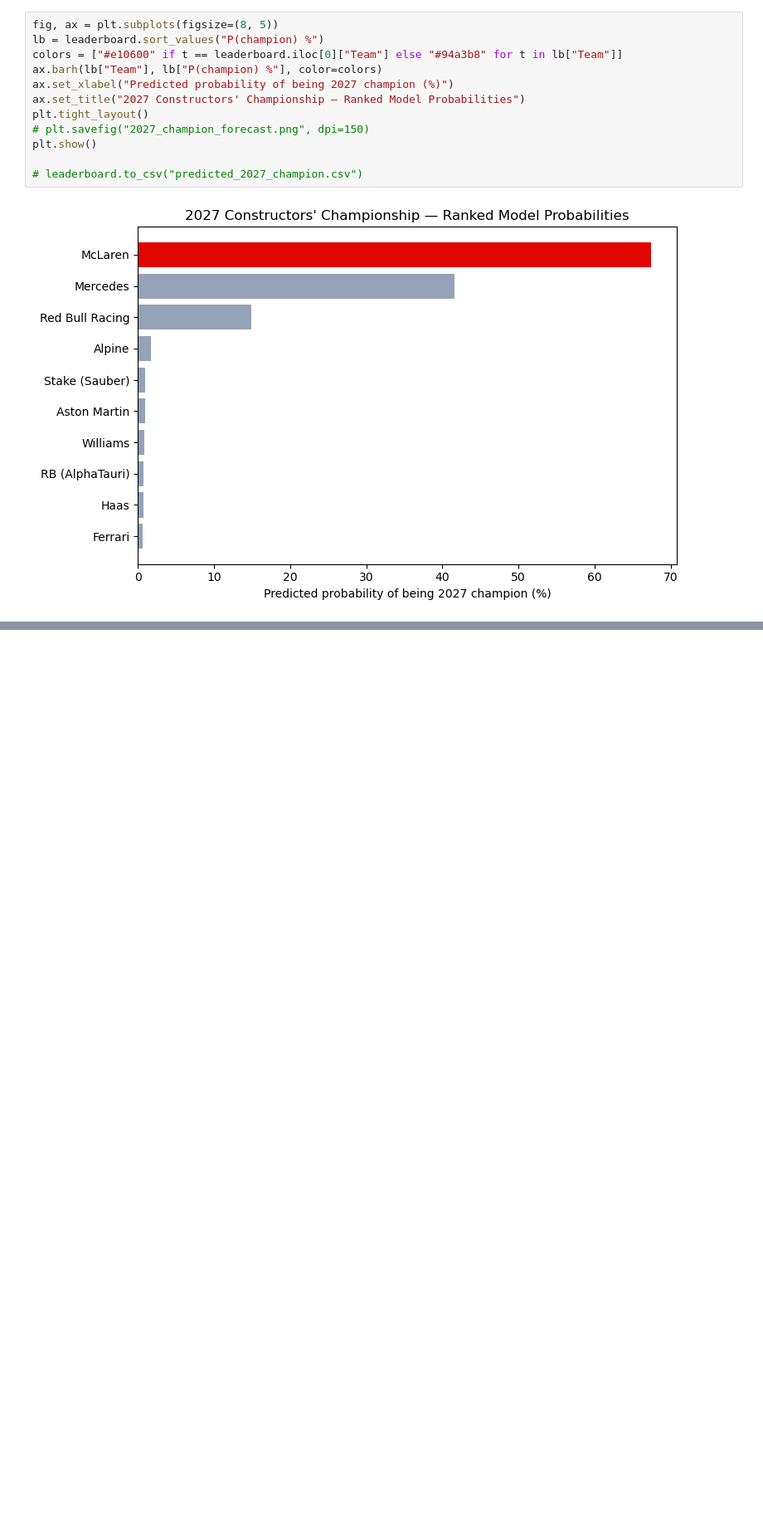
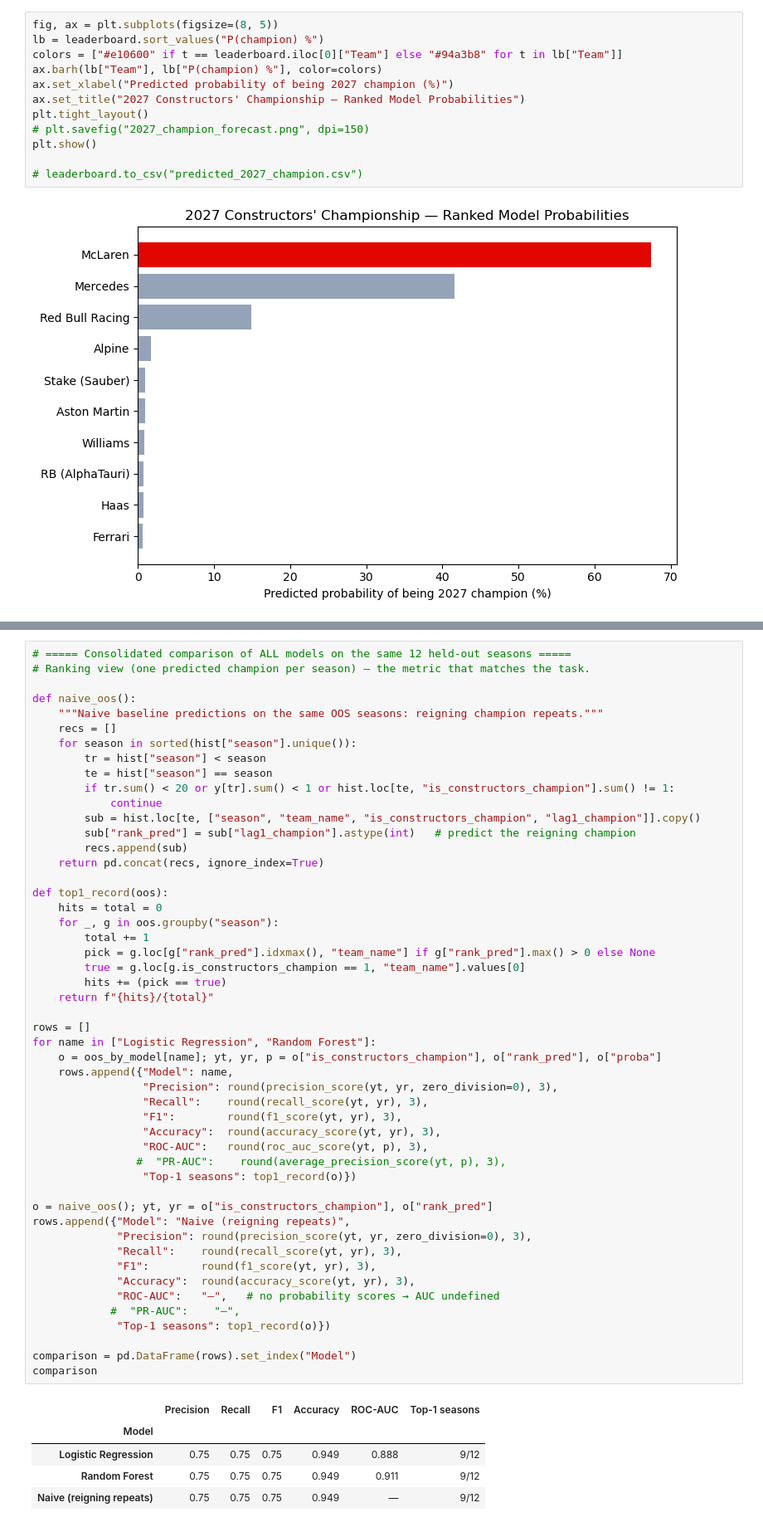
Before and after one commit to fredizenn/Statistics-and-Machine-Learning, a Jupyter notebook: Week-5/Final-Project-Examination/Championship_Classification_Modelling.ipynb, the cells around one changed output, grey strips where cells are left out. Shown at 83% size. Drawn from its saved outputs; the diff is of its cells as text; blank space fills up the shorter version.

```diff
--- a/Week-5/Final-Project-Examination/Championship_Classification_Modelling.ipynb
+++ b/Week-5/Final-Project-Examination/Championship_Classification_Modelling.ipynb
@@ -204,0 +314,56 @@ plt.show()
+# %%
+# ===== Consolidated comparison of ALL models on the same 12 held-out seasons =====
+# Ranking view (one predicted champion per season) — the metric that matches the task.
+
+def naive_oos():
+    """Naive baseline predictions on the same OOS seasons: reigning champion repeats."""
+    recs = []
+    for season in sorted(hist["season"].unique()):
+        tr = hist["season"] < season
+        te = hist["season"] == season
+        if tr.sum() < 20 or y[tr].sum() < 1 or hist.loc[te, "is_constructors_champion"].sum() != 1:
+            continue
+        sub = hist.loc[te, ["season", "team_name", "is_constructors_champion", "lag1_champion"]].copy()
+        sub["rank_pred"] = sub["lag1_champion"].astype(int)   # predict the reigning champion
+        recs.append(sub)
+    return pd.concat(recs, ignore_index=True)
+
+def top1_record(oos):
+    hits = total = 0
+    for _, g in oos.groupby("season"):
+        total += 1
+        pick = g.loc[g["rank_pred"].idxmax(), "team_name"] if g["rank_pred"].max() > 0 else None
+        true = g.loc[g.is_constructors_champion == 1, "team_name"].values[0]
+        hits += (pick == true)
+    return f"{hits}/{total}"
+
+rows = []
+for name in ["Logistic Regression", "Random Forest"]:
+    o = oos_by_model[name]; yt, yr, p = o["is_constructors_champion"], o["rank_pred"], o["proba"]
+    rows.append({"Model": name,
+                 "Precision": round(precision_score(yt, yr, zero_division=0), 3),
+                 "Recall":    round(recall_score(yt, yr), 3),
+                 "F1":        round(f1_score(yt, yr), 3),
+                 "Accuracy":  round(accuracy_score(yt, yr), 3),
+                 "ROC-AUC":   round(roc_auc_score(yt, p), 3),
+                #  "PR-AUC":    round(average_precision_score(yt, p), 3),
+                 "Top-1 seasons": top1_record(o)})
+
+o = naive_oos(); yt, yr = o["is_constructors_champion"], o["rank_pred"]
+rows.append({"Model": "Naive (reigning repeats)",
+             "Precision": round(precision_score(yt, yr, zero_division=0), 3),
+             "Recall":    round(recall_score(yt, yr), 3),
+             "F1":        round(f1_score(yt, yr), 3),
+             "Accuracy":  round(accuracy_score(yt, yr), 3),
+             "ROC-AUC":   "—",   # no probability scores → AUC undefined
+            #  "PR-AUC":    "—",
+             "Top-1 seasons": top1_record(o)})
+
+comparison = pd.DataFrame(rows).set_index("Model")
+comparison
+# %% [output]
+|  | Precision | Recall | F1 | Accuracy | ROC-AUC | Top-1 seasons |
+| Model |  |  |  |  |  |  |
+| Logistic Regression | 0.75 | 0.75 | 0.75 | 0.949 | 0.888 | 9/12 |
+| Random Forest | 0.75 | 0.75 | 0.75 | 0.949 | 0.911 | 9/12 |
+| Naive (reigning repeats) | 0.75 | 0.75 | 0.75 | 0.949 | — | 9/12 |
```
Also changed, not shown: parts of 6 cells of this notebook, 2 other files.
